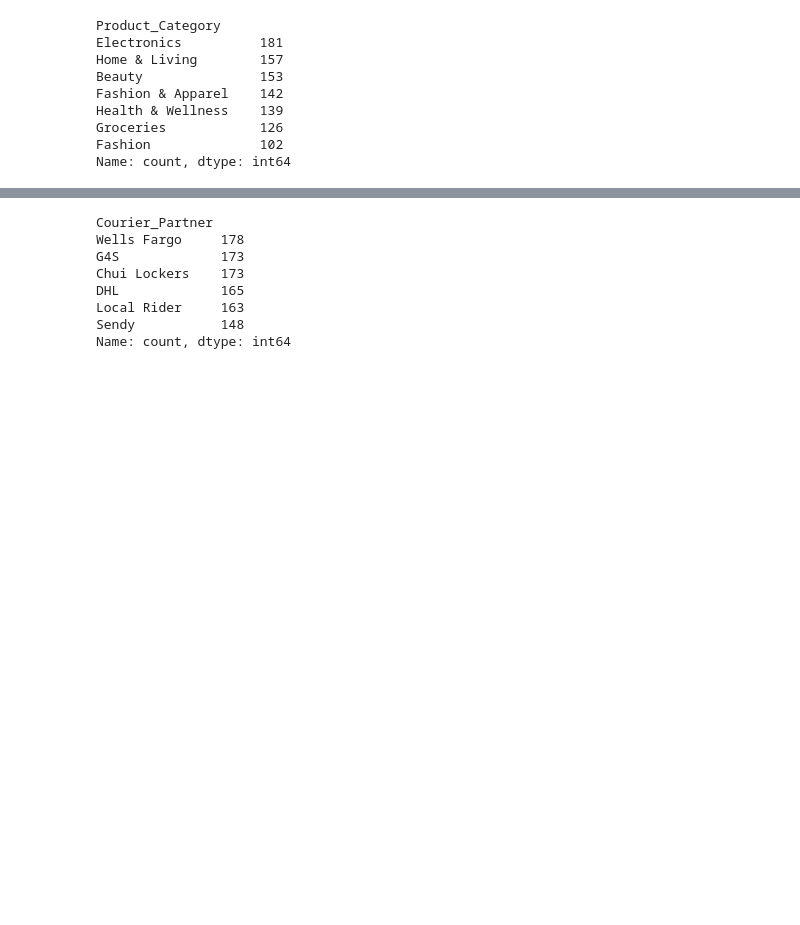
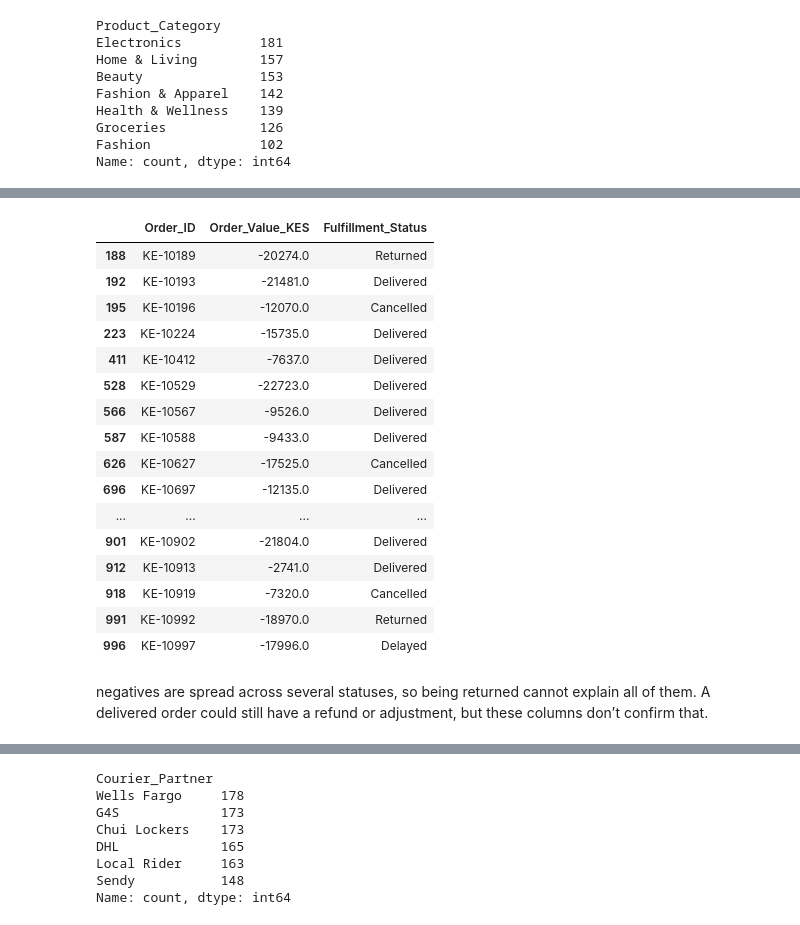
Before and after one commit to Nyambu001/E-commerce-Delivery-Performance-Analytics, a Jupyter notebook: Analysis.ipynb, the cells around one changed output, grey strips where cells are left out. Cells and saved outputs as stored; diff of their text form; code cells hidden in the pictures; blank space fills up the shorter version.

```diff
--- a/Analysis.ipynb
+++ b/Analysis.ipynb
@@ -189,0 +255,25 @@ data
+# %%
+data.loc[
+    data["Negative_Order_Value"],
+    ["Order_ID", "Order_Value_KES", "Fulfillment_Status"]
+]
+# %% [output]
+|  | Order_ID | Order_Value_KES | Fulfillment_Status |
+| 188 | KE-10189 | -20274.0 | Returned |
+| 192 | KE-10193 | -21481.0 | Delivered |
+| 195 | KE-10196 | -12070.0 | Cancelled |
+| 223 | KE-10224 | -15735.0 | Delivered |
+| 411 | KE-10412 | -7637.0 | Delivered |
+| 528 | KE-10529 | -22723.0 | Delivered |
+| 566 | KE-10567 | -9526.0 | Delivered |
+| 587 | KE-10588 | -9433.0 | Delivered |
+| 626 | KE-10627 | -17525.0 | Cancelled |
+| 696 | KE-10697 | -12135.0 | Delivered |
+| ... | ... | ... | ... |
+| 901 | KE-10902 | -21804.0 | Delivered |
+| 912 | KE-10913 | -2741.0 | Delivered |
+| 918 | KE-10919 | -7320.0 | Cancelled |
+| 991 | KE-10992 | -18970.0 | Returned |
+| 996 | KE-10997 | -17996.0 | Delayed |
+# %% [markdown]
+negatives are spread across several statuses, so being returned cannot explain all of them. A delivered order could still have a refund or adjustment, but these columns don’t confirm that.
```
Also changed, not shown: parts of 46 cells of this notebook, 1 other file.
